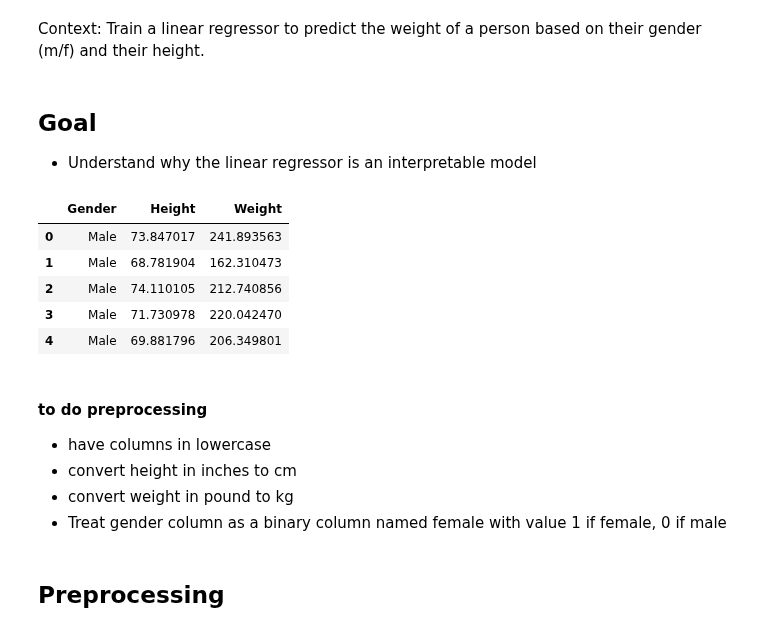
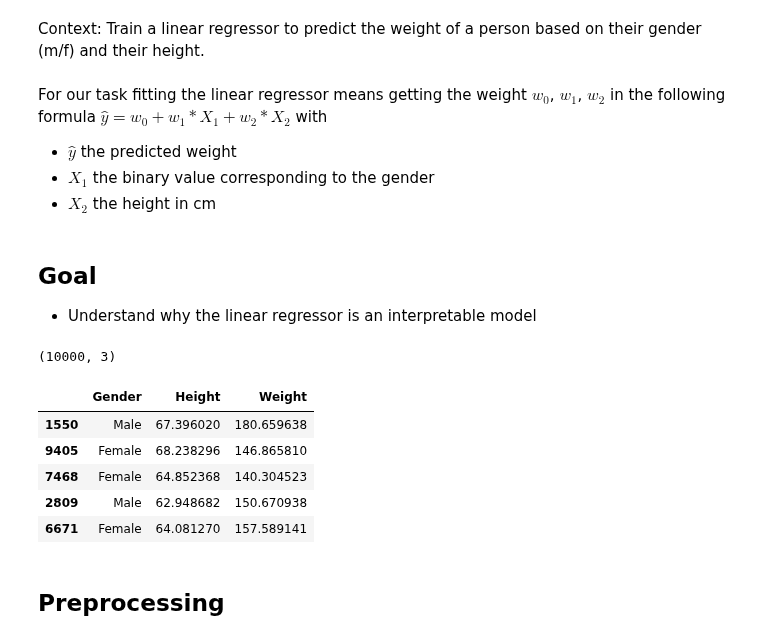
Before and after one commit to PaulQbFeng/ml_interpretability_starter_pack, a Jupyter notebook: labs_solution/simple_linear_model.ipynb, the cells around one changed output. Cells and saved outputs as stored; diff of their text form; code cells hidden in the pictures.

```diff
--- a/notebooks/simple_linear_model.ipynb
+++ b/labs_solution/simple_linear_model.ipynb
@@ -2,6 +6,11 @@
 # Introduction
 # %% [markdown]
 Context: Train a linear regressor to predict the weight of a person based on their gender (m/f) and their height.
+# %% [markdown]
+For our task fitting the linear regressor means getting the weight $w_0$, $w_1$, $w_2$ in the following formula $\hat y = w_0 + w_1 * X_1 + w_2 * X_2$ with
+- $\hat y$ the predicted weight
+- $X_1$ the binary value corresponding to the gender
+- $X_2$ the height in cm
 # %% [markdown]
 ## Goal
 - Understand why the linear regressor is an interpretable model
@@ -14,20 +23,20 @@ from sklearn import datasets, tree
 from sklearn.model_selection import train_test_split
 # %%
 # Kaggle dataset (experiment purposes, might be not accurate depending on demography)
-raw_df = pd.read_csv("../dataset/weight-height.csv")
-raw_df.head()
+
+# dataset_url = "../dataset/weight-height.csv" # in local
+dataset_url = "https://raw.githubusercontent.com/PaulQbFeng/ml_interpretability_starter_pack/master/dataset/weight-height.csv"
-# %% [output]
-|  | Gender | Height | Weight |
-| 0 | Male | 73.847017 | 241.893563 |
-| 1 | Male | 68.781904 | 162.310473 |
-| 2 | Male | 74.110105 | 212.740856 |
-| 3 | Male | 71.730978 | 220.042470 |
-| 4 | Male | 69.881796 | 206.349801 |
-# %% [markdown]
-#### to do preprocessing
-- have columns in lowercase
-- convert height in inches to cm
-- convert weight in pound to kg
-- Treat gender column as a binary column named female with value 1 if female, 0 if male
+# %%
+raw_df = pd.read_csv(dataset_url)
+print(raw_df.shape)
+raw_df.sample(5)
+# %% [output]
+(10000, 3)
+|  | Gender | Height | Weight |
+| 1550 | Male | 67.396020 | 180.659638 |
+| 9405 | Female | 68.238296 | 146.865810 |
+| 7468 | Female | 64.852368 | 140.304523 |
+| 2809 | Male | 62.948682 | 150.670938 |
+| 6671 | Female | 64.081270 | 157.589141 |
 # %% [markdown]
 ## Preprocessing
```
Also changed, not shown: parts of 12 cells of this notebook, 2 other files.
